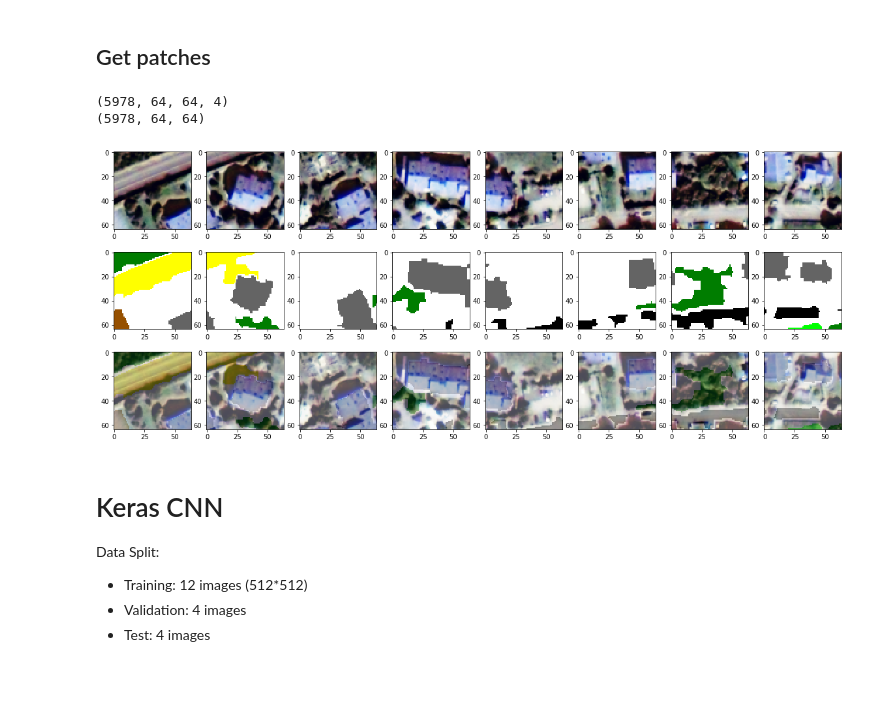
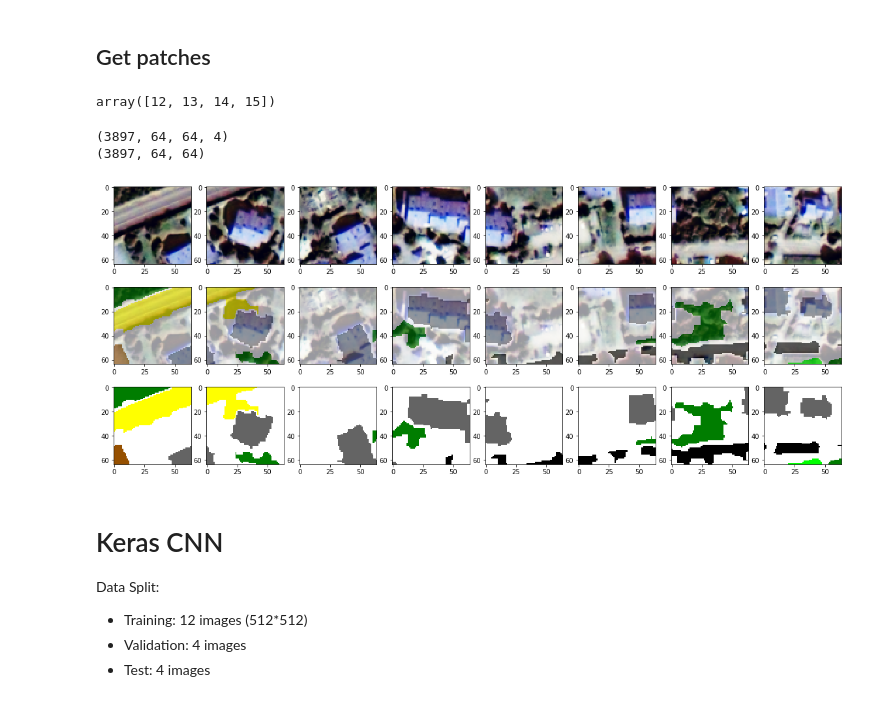
Before and after one commit to CyrilWendl/SIE-Master, a Jupyter notebook: Zurich/Zurich Land Cover Classification.ipynb, the cells around one changed output. Drawn from its saved outputs; the diff is of its cells as text; code cells hidden in the pictures.

```diff
--- a/Zurich/Zurich Land Cover Classification.ipynb
+++ b/Zurich/Zurich Land Cover Classification.ipynb
@@ -225,12 +225,3 @@ def get_gt_patches(images_gt, patch_size = 64):
     gt_patches =  np.asarray([gt_patches[i][j] for i in range(len(gt_patches)) for j in range(len(gt_patches[i]))])
     #patches = np.concatenate(patches, axis = 0)
     return np.asarray(gt_patches)
-# %%
-patch_size = 64
-im_patches = get_padded_patches(imgs, patch_size = patch_size, window_size = patch_size)
-gt_patches = get_gt_patches(gt, patch_size = patch_size)
-print(im_patches.shape)
-print(gt_patches.shape)
-# %% [output]
-(5978, 64, 64, 4)
-(5978, 64, 64)
@@ -239,15 +228,42 @@ gt_patches_color=gt_label_to_color(gt_patches)
+# %%
+np.arange(12,16)
+# %% [output]
+array([12, 13, 14, 15])
+# %%
+patch_size = 64
+
+# ids for training, validation and test sets (0-19)
+ids_train = np.arange(0,12)
+ids_val = np.arange(12,16)
+ids_test = np.arange(16,20)
+
+# get training, test and validation sets
+x_train = get_padded_patches(imgs[ids_train], patch_size = patch_size, window_size = patch_size)
+x_val = get_padded_patches(imgs[ids_val], patch_size = patch_size, window_size = patch_size)
+x_test = get_padded_patches(imgs[ids_test], patch_size = patch_size, window_size = patch_size)
+
+y_train = get_gt_patches(gt[ids_train], patch_size = patch_size)
+y_val = get_gt_patches(gt[ids_val], patch_size = patch_size)
+y_test = get_gt_patches(gt[ids_test], patch_size = patch_size)
+
+print(x_train.shape)
+print(y_train.shape)
+# %% [output]
+(3897, 64, 64, 4)
+(3897, 64, 64)
 # %%
+# visualize some patches
 imgs_row = 8
 fig, axes = plt.subplots(3,imgs_row)
 fig.set_size_inches(20,8)
 offset = 10
-alpha=.3
+alpha=.6
 for i in range(offset, offset + imgs_row):
-    axes[0][i-offset].imshow(im_patches[i][:,:,:3])
-    axes[1][i-offset].imshow(gt_label_to_color(gt_patches[i]))
-    axes[2][i-offset].imshow(gt_label_to_color(gt_patches[i])*alpha+im_patches[i][:,:,:3]*(1-alpha))
+    axes[0][i-offset].imshow(x_train[i][:,:,:3])  # images
+    axes[1][i-offset].imshow(gt_label_to_color(y_train[i])*alpha+x_train[i][:,:,:3]*(1-alpha))  # ground truth (overlay)
+    axes[2][i-offset].imshow(gt_label_to_color(y_train[i]))  # ground truth
 # %% [output]
-[figure, old version]
+[figure, new version]
 # %% [markdown]
 # Keras CNN
 
```
Also changed, not shown: parts of 36 cells of this notebook, 3 other files.
